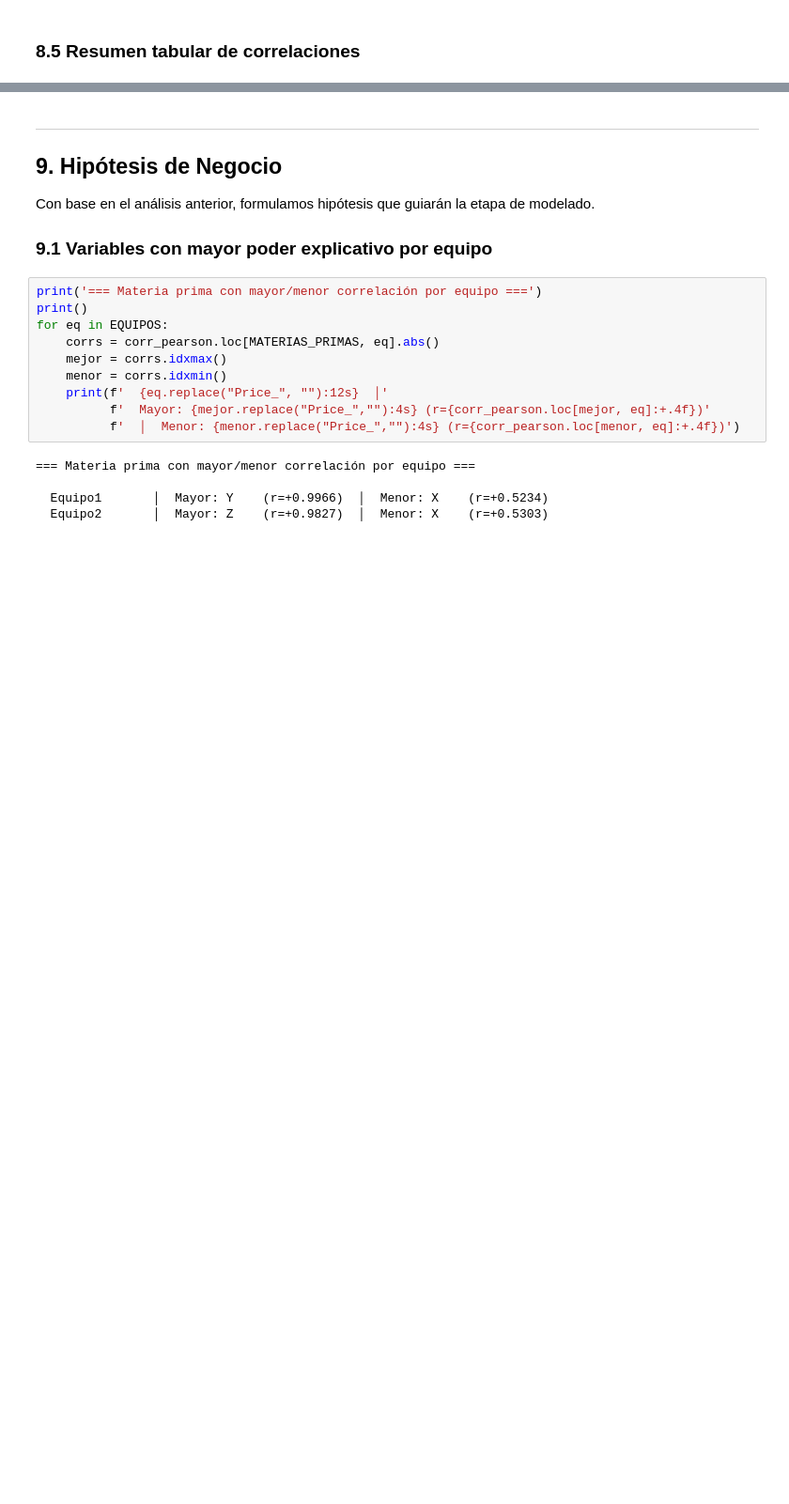
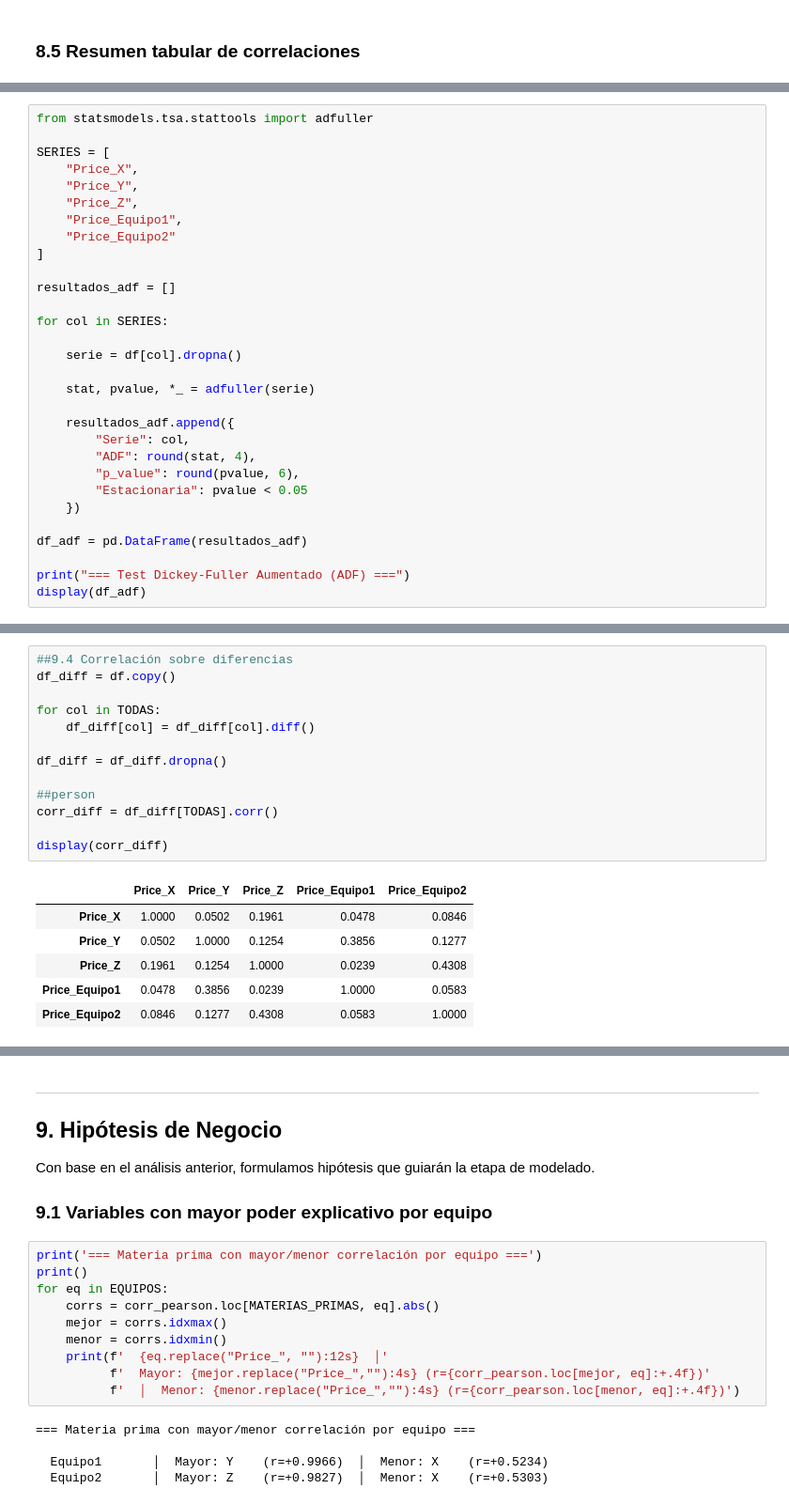
Before and after one commit to mariajose-erazo/dataknow-costos-operativos, a Jupyter notebook: notebooks/01_exploracion_datos.ipynb, the cells around one changed output, grey strips where cells are left out. Shown at 94% size. Saved outputs shown, nothing was run; the diff lists cells and outputs as text; blank space fills up the shorter version.

```diff
--- a/notebooks/01_exploracion_datos.ipynb
+++ b/notebooks/01_exploracion_datos.ipynb
@@ -716,0 +730,30 @@ display(resumen_corr)
+# %%
+from statsmodels.tsa.stattools import adfuller
+
+SERIES = [
+    "Price_X",
+    "Price_Y",
+    "Price_Z",
+    "Price_Equipo1",
+    "Price_Equipo2"
+]
+
+resultados_adf = []
+
+for col in SERIES:
+
+    serie = df[col].dropna()
+
+    stat, pvalue, *_ = adfuller(serie)
+
+    resultados_adf.append({
+        "Serie": col,
+        "ADF": round(stat, 4),
+        "p_value": round(pvalue, 6),
+        "Estacionaria": pvalue < 0.05
+    })
+
+df_adf = pd.DataFrame(resultados_adf)
+
+print("=== Test Dickey-Fuller Aumentado (ADF) ===")
+display(df_adf)
@@ -716,0 +794,20 @@ display(resumen_corr)
+# %%
+##9.4 Correlación sobre diferencias
+df_diff = df.copy()
+
+for col in TODAS:
+    df_diff[col] = df_diff[col].diff()
+
+df_diff = df_diff.dropna()
+
+##person
+corr_diff = df_diff[TODAS].corr()
+
+display(corr_diff)
+# %% [output]
+|  | Price_X | Price_Y | Price_Z | Price_Equipo1 | Price_Equipo2 |
+| Price_X | 1.0000 | 0.0502 | 0.1961 | 0.0478 | 0.0846 |
+| Price_Y | 0.0502 | 1.0000 | 0.1254 | 0.3856 | 0.1277 |
+| Price_Z | 0.1961 | 0.1254 | 1.0000 | 0.0239 | 0.4308 |
+| Price_Equipo1 | 0.0478 | 0.3856 | 0.0239 | 1.0000 | 0.0583 |
+| Price_Equipo2 | 0.0846 | 0.1277 | 0.4308 | 0.0583 | 1.0000 |
```
Also changed, not shown: parts of 12 cells of this notebook, 1 other file.
